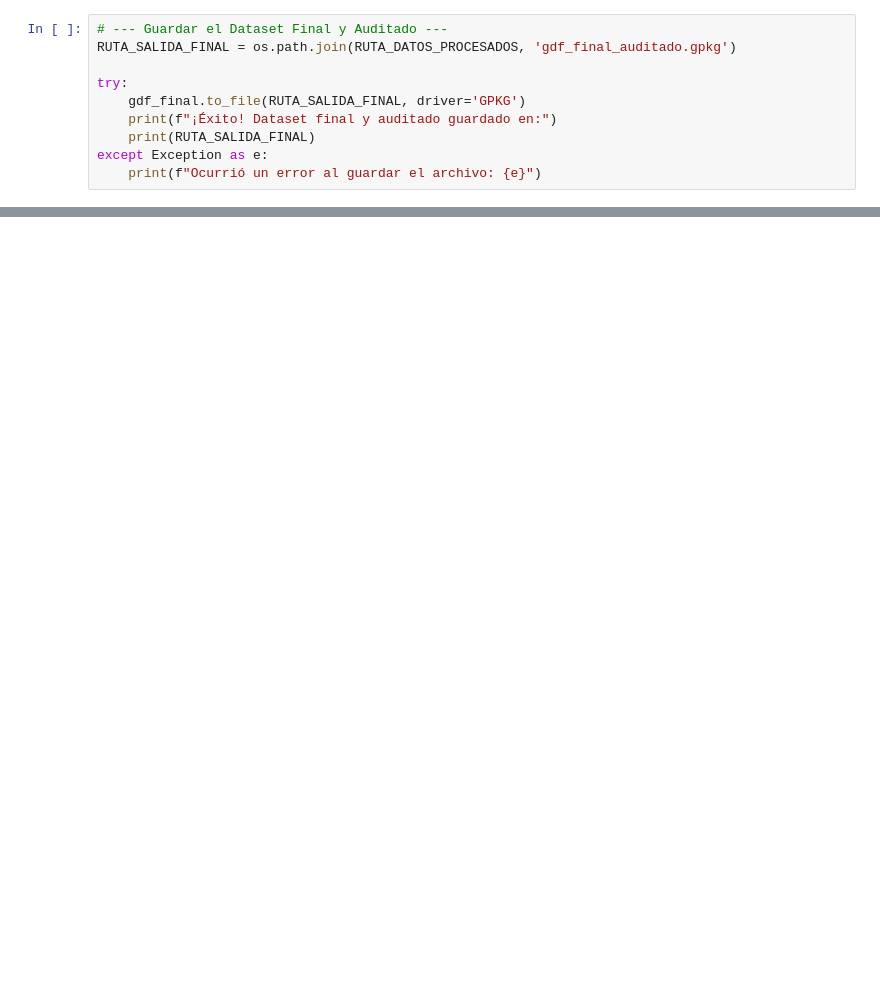
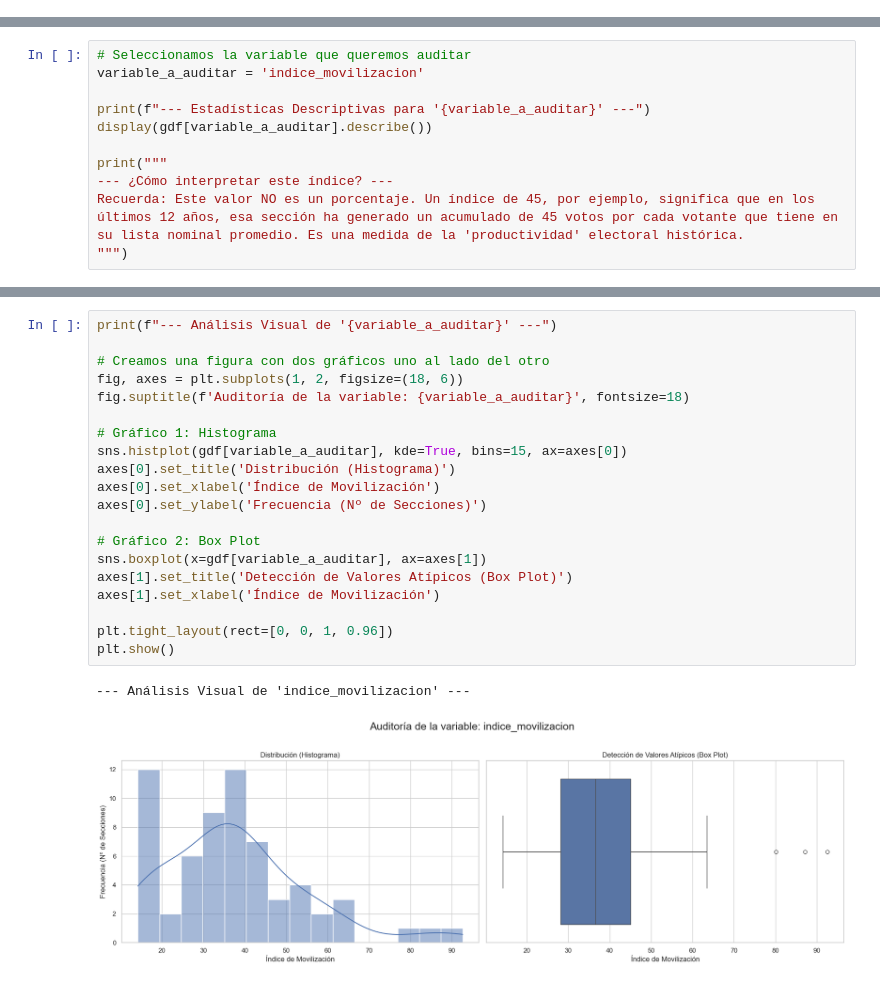
Before and after one commit to Omartg04/prototipo-inteligencia-electoral, a Jupyter notebook: 2_notebooks/5_Auditoria_de_datos.ipynb, the cells around one changed output, grey strips where cells are left out. Cells and saved outputs as stored; diff of their text form; blank space fills up the shorter version.

Commit message:
Corregir participación y sustituirla por movilización

```diff
--- a/2_notebooks/5_Auditoria_de_datos.ipynb
+++ b/2_notebooks/5_Auditoria_de_datos.ipynb
@@ -322,10 +0,0 @@ display(gdf_final.describe().T)
-# %%
-# --- Guardar el Dataset Final y Auditado ---
-RUTA_SALIDA_FINAL = os.path.join(RUTA_DATOS_PROCESADOS, 'gdf_final_auditado.gpkg')
-
-try:
-    gdf_final.to_file(RUTA_SALIDA_FINAL, driver='GPKG')
-    print(f"¡Éxito! Dataset final y auditado guardado en:")
-    print(RUTA_SALIDA_FINAL)
-except Exception as e:
-    print(f"Ocurrió un error al guardar el archivo: {e}")
@@ -334,0 +34,11 @@ except Exception as e:
+# %%
+# Seleccionamos la variable que queremos auditar
+variable_a_auditar = 'indice_movilizacion'
+
+print(f"--- Estadísticas Descriptivas para '{variable_a_auditar}' ---")
+display(gdf[variable_a_auditar].describe())
+
+print("""
+--- ¿Cómo interpretar este índice? ---
+Recuerda: Este valor NO es un porcentaje. Un índice de 45, por ejemplo, significa que en los últimos 12 años, esa sección ha generado un acumulado de 45 votos por cada votante que tiene en su lista nominal promedio. Es una medida de la 'productividad' electoral histórica.
+""")
@@ -334,0 +58,23 @@ except Exception as e:
+# %%
+print(f"--- Análisis Visual de '{variable_a_auditar}' ---")
+
+# Creamos una figura con dos gráficos uno al lado del otro
+fig, axes = plt.subplots(1, 2, figsize=(18, 6))
+fig.suptitle(f'Auditoría de la variable: {variable_a_auditar}', fontsize=18)
+
+# Gráfico 1: Histograma
+sns.histplot(gdf[variable_a_auditar], kde=True, bins=15, ax=axes[0])
+axes[0].set_title('Distribución (Histograma)')
+axes[0].set_xlabel('Índice de Movilización')
+axes[0].set_ylabel('Frecuencia (Nº de Secciones)')
+
+# Gráfico 2: Box Plot
+sns.boxplot(x=gdf[variable_a_auditar], ax=axes[1])
+axes[1].set_title('Detección de Valores Atípicos (Box Plot)')
+axes[1].set_xlabel('Índice de Movilización')
+
+plt.tight_layout(rect=[0, 0, 1, 0.96])
+plt.show()
+# %% [output]
+--- Análisis Visual de 'indice_movilizacion' ---
+[figure, added]
```
Also changed, not shown: parts of 16 cells of this notebook, 3 other files.
